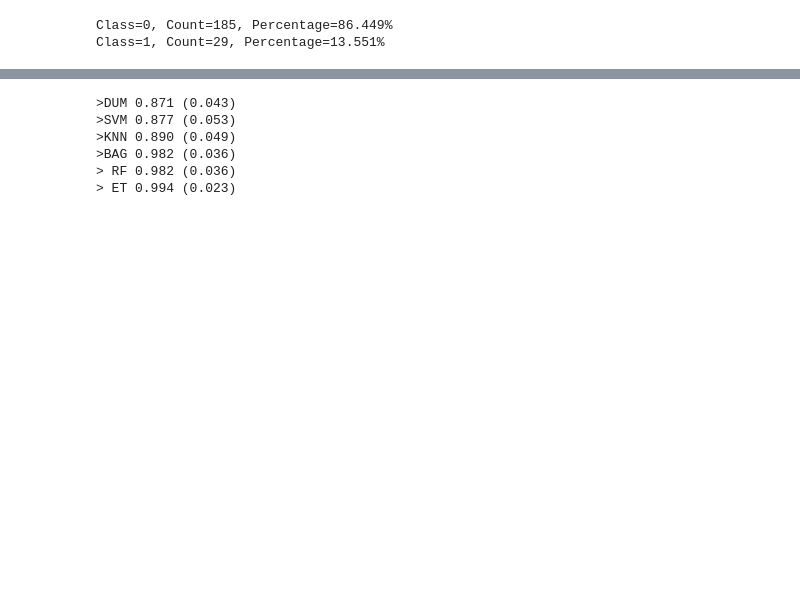
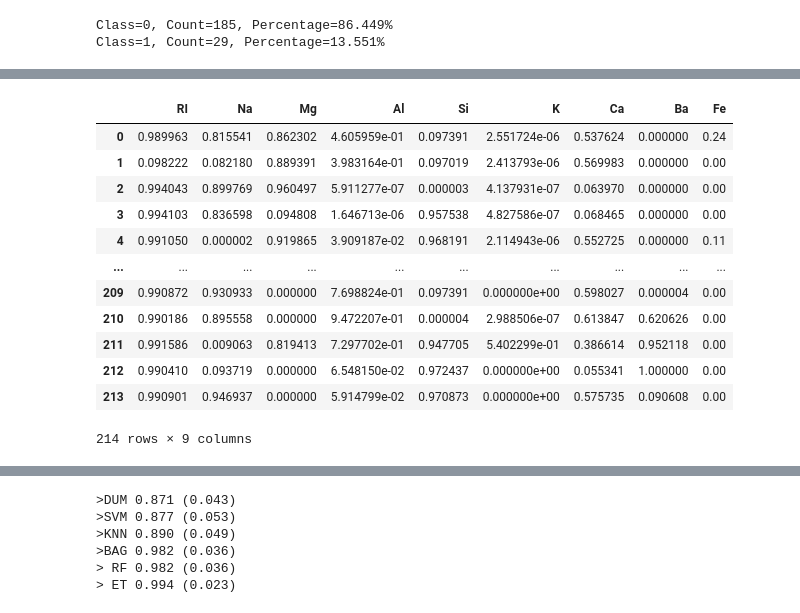
Before and after one commit to BSSB33/DSC-Lab, a Jupyter notebook: glass.ipynb, the cells around one changed output, grey strips where cells are left out. Saved outputs shown, nothing was run; the diff lists cells and outputs as text; code cells hidden in the pictures; blank space fills up the shorter version.

```diff
--- a/glass.ipynb
+++ b/glass.ipynb
@@ -57,0 +68,19 @@ Mean Accuracy: 0.865 (0.008)
+# %%
+scaler = MinMaxScaler()
+df_norm = X
+df_norm[list(X)] = scaler.fit_transform(df[list(X)])
+df_norm
+# %% [output]
+|  | RI | Na | Mg | Al | Si | K | Ca | Ba | Fe |
+| 0 | 0.989963 | 0.815541 | 0.862302 | 4.605959e-01 | 0.097391 | 2.551724e-06 | 0.537624 | 0.000000 | 0.24 |
+| 1 | 0.098222 | 0.082180 | 0.889391 | 3.983164e-01 | 0.097019 | 2.413793e-06 | 0.569983 | 0.000000 | 0.00 |
+| 2 | 0.994043 | 0.899769 | 0.960497 | 5.911277e-07 | 0.000003 | 4.137931e-07 | 0.063970 | 0.000000 | 0.00 |
+| 3 | 0.994103 | 0.836598 | 0.094808 | 1.646713e-06 | 0.957538 | 4.827586e-07 | 0.068465 | 0.000000 | 0.00 |
+| 4 | 0.991050 | 0.000002 | 0.919865 | 3.909187e-02 | 0.968191 | 2.114943e-06 | 0.552725 | 0.000000 | 0.11 |
+| ... | ... | ... | ... | ... | ... | ... | ... | ... | ... |
+| 209 | 0.990872 | 0.930933 | 0.000000 | 7.698824e-01 | 0.097391 | 0.000000e+00 | 0.598027 | 0.000004 | 0.00 |
+| 210 | 0.990186 | 0.895558 | 0.000000 | 9.472207e-01 | 0.000004 | 2.988506e-07 | 0.613847 | 0.620626 | 0.00 |
+| 211 | 0.991586 | 0.009063 | 0.819413 | 7.297702e-01 | 0.947705 | 5.402299e-01 | 0.386614 | 0.952118 | 0.00 |
+| 212 | 0.990410 | 0.093719 | 0.000000 | 6.548150e-02 | 0.972437 | 0.000000e+00 | 0.055341 | 1.000000 | 0.00 |
+| 213 | 0.990901 | 0.946937 | 0.000000 | 5.914799e-02 | 0.970873 | 0.000000e+00 | 0.575735 | 0.090608 | 0.00 |
+214 rows × 9 columns
```
Also changed, not shown: parts of 11 cells of this notebook.
